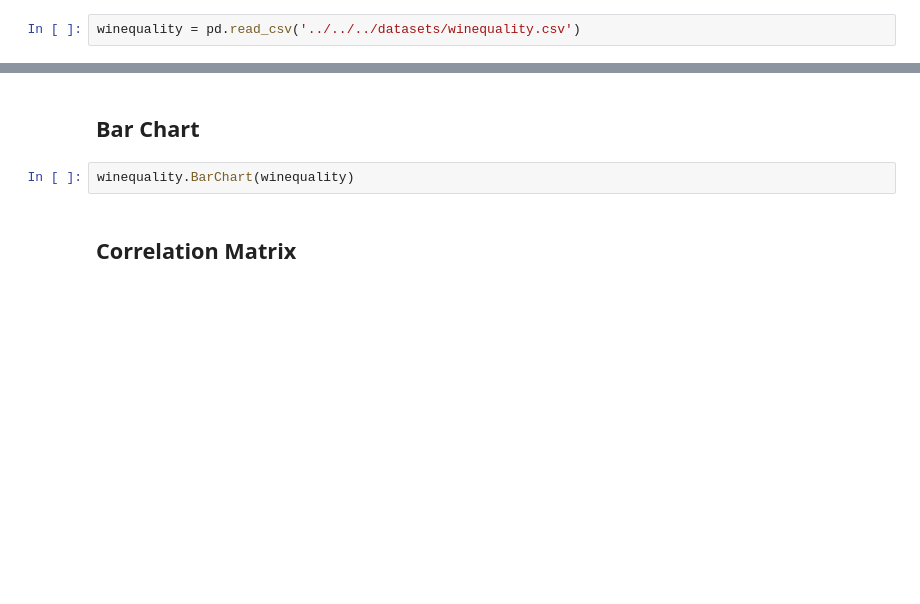
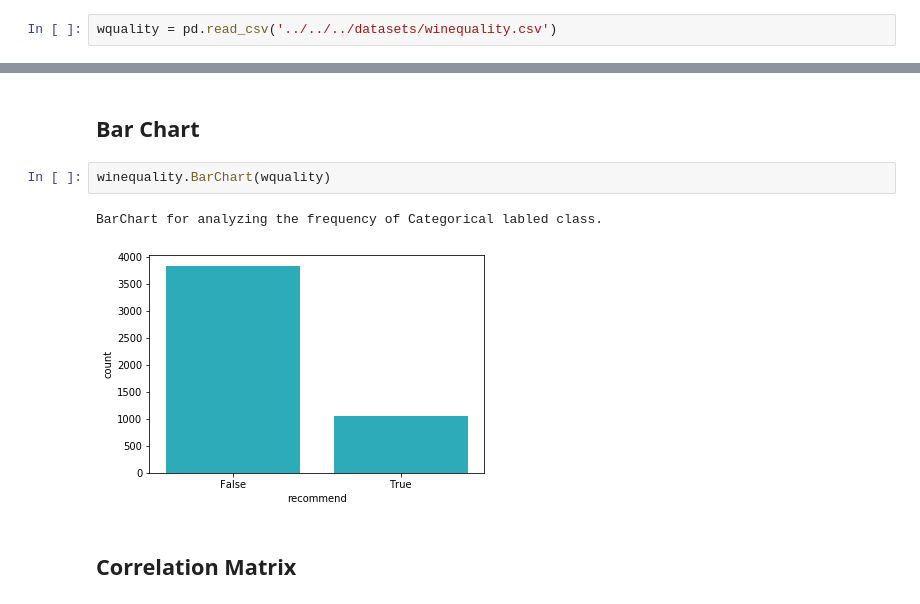
Before and after one commit to mozilla/PRESC, a Jupyter notebook: dev/shiza16/Calibration plot/Calibration plot.ipynb, the cells around one changed output, grey strips where cells are left out. Saved outputs shown, nothing was run; the diff lists cells and outputs as text; blank space fills up the shorter version.

```diff
--- a/dev/shiza16/Calibration plot/Calibration plot.ipynb
+++ b/dev/shiza16/Calibration plot/Calibration plot.ipynb
@@ -20,7 +20,7 @@ import TrainTest_Split_Traversal as train_test_split
 import CrossValidationFold_Traversal as Kfolf_traversal
 import CalibrationPlot as calibration_plot
 # %%
-winequality = pd.read_csv('../../../datasets/winequality.csv')
+wquality = pd.read_csv('../../../datasets/winequality.csv')
 # %% [markdown]
 # Exploratory Data Analysis
 # %%
@@ -58,7 +78,10 @@ winequality.describe().transpose()
 # %% [markdown]
 ## Bar Chart
 # %%
-winequality.BarChart(winequality)
+winequality.BarChart(wquality)
+# %% [output]
+BarChart for analyzing the frequency of Categorical labled class.
+[figure, added]
 # %% [markdown]
 ## Correlation Matrix
 # %% [markdown]
```
Also changed, not shown: parts of 17 cells of this notebook.
